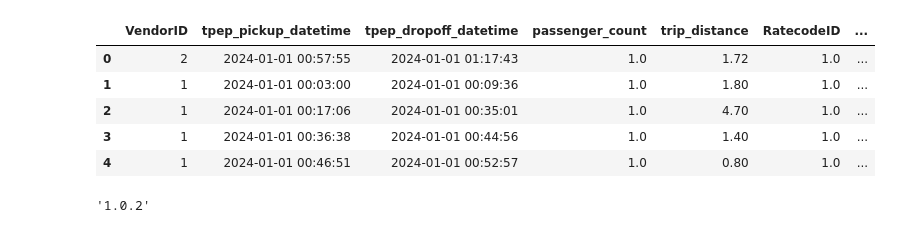
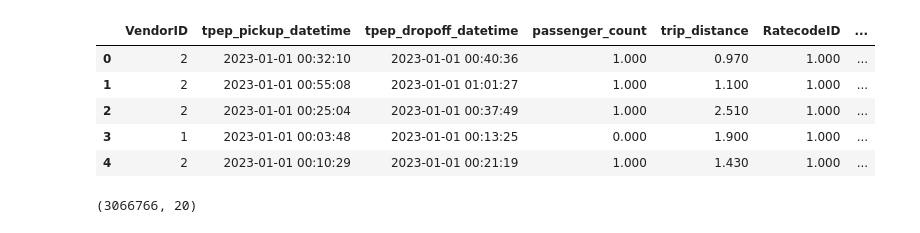
Before and after one commit to RoSaav/mlops-zoomcamp, a Jupyter notebook: 01-intro/notebooks/homework.ipynb, the cells around one changed output. Saved outputs shown, nothing was run; the diff lists cells and outputs as text; code cells hidden in the pictures.

```diff
--- a/01-intro/notebooks/homework.ipynb
+++ b/01-intro/notebooks/homework.ipynb
@@ -11,2 +1,33 @@ pd.__version__
-# %%
-df = pd.read_parquet('https://d37ci6vzurychx.cloudfront.net/trip-data/yellow_tripdata_2024-01.parquet')
+# %%
+import pandas as pd
+import pickle
+import seaborn as sns
+import matplotlib.pyplot as plt
+from sklearn.feature_extraction import DictVectorizer
+from sklearn.linear_model import LinearRegression
+from sklearn.linear_model import Lasso
+from sklearn.linear_model import Ridge
+
+from sklearn.metrics import root_mean_squared_error
+pd.set_option('display.float_format', lambda x: '%.3f' % x)
+# %%
+def read_dataframe(filename,
+                   drop_ouliers=False):
+    if filename.endswith('.csv'):
+        df = pd.read_csv(filename)
+
+        df.tpep_pickup_datetime  = pd.to_datetime(df.tpep_pickup_datetime )
+        df.tpep_dropoff_datetime   = pd.to_datetime(df.tpep_dropoff_datetime  )
+    elif filename.endswith('.parquet'):
+        df = pd.read_parquet(filename)
+
+    df['duration'] = df.tpep_dropoff_datetime - df.tpep_pickup_datetime
+    df.duration = df.duration.apply(lambda td: td.total_seconds() / 60)
+
+    if drop_ouliers:
+        df = df[(df.duration >= 1) & (df.duration <= 60)]
+
+    categorical = ['PULocationID', 'DOLocationID']
+    df[categorical] = df[categorical].astype(str)
+
+    return df
@@ -13,9 +45,14 @@ df = pd.read_parquet('https://d37ci6vzurychx.cloudfront.net/trip-data/yellow_tri
+# %%
+df_train = read_dataframe('https://d37ci6vzurychx.cloudfront.net/trip-data/yellow_tripdata_2023-01.parquet')
+df_val = read_dataframe('https://d37ci6vzurychx.cloudfront.net/trip-data/yellow_tripdata_2023-02.parquet')
+original_size_train = df_train.shape[0]
+original_size_val = df_val.shape[0]
 # %%
-df.head()
+df_train.head()
 # %% [output]
 |  | VendorID | tpep_pickup_datetime | tpep_dropoff_datetime | passenger_count | trip_distance | RatecodeID | ... |
-| 0 | 2 | 2024-01-01 00:57:55 | 2024-01-01 01:17:43 | 1.0 | 1.72 | 1.0 | ... |
-| 1 | 1 | 2024-01-01 00:03:00 | 2024-01-01 00:09:36 | 1.0 | 1.80 | 1.0 | ... |
-| 2 | 1 | 2024-01-01 00:17:06 | 2024-01-01 00:35:01 | 1.0 | 4.70 | 1.0 | ... |
-| 3 | 1 | 2024-01-01 00:36:38 | 2024-01-01 00:44:56 | 1.0 | 1.40 | 1.0 | ... |
-| 4 | 1 | 2024-01-01 00:46:51 | 2024-01-01 00:52:57 | 1.0 | 0.80 | 1.0 | ... |
+| 0 | 2 | 2023-01-01 00:32:10 | 2023-01-01 00:40:36 | 1.000 | 0.970 | 1.000 | ... |
+| 1 | 2 | 2023-01-01 00:55:08 | 2023-01-01 01:01:27 | 1.000 | 1.100 | 1.000 | ... |
+| 2 | 2 | 2023-01-01 00:25:04 | 2023-01-01 00:37:49 | 1.000 | 2.510 | 1.000 | ... |
+| 3 | 1 | 2023-01-01 00:03:48 | 2023-01-01 00:13:25 | 0.000 | 1.900 | 1.000 | ... |
+| 4 | 2 | 2023-01-01 00:10:29 | 2023-01-01 00:21:19 | 1.000 | 1.430 | 1.000 | ... |
@@ -24,4 +59,4 @@ import sklearn
-# %%
-sklearn.__version__
-# %% [output]
-'1.0.2'
+# %%
+df_train.shape
+# %% [output]
+(3066766, 20)
```
Also changed, not shown: parts of 18 cells of this notebook, 4 other files.
